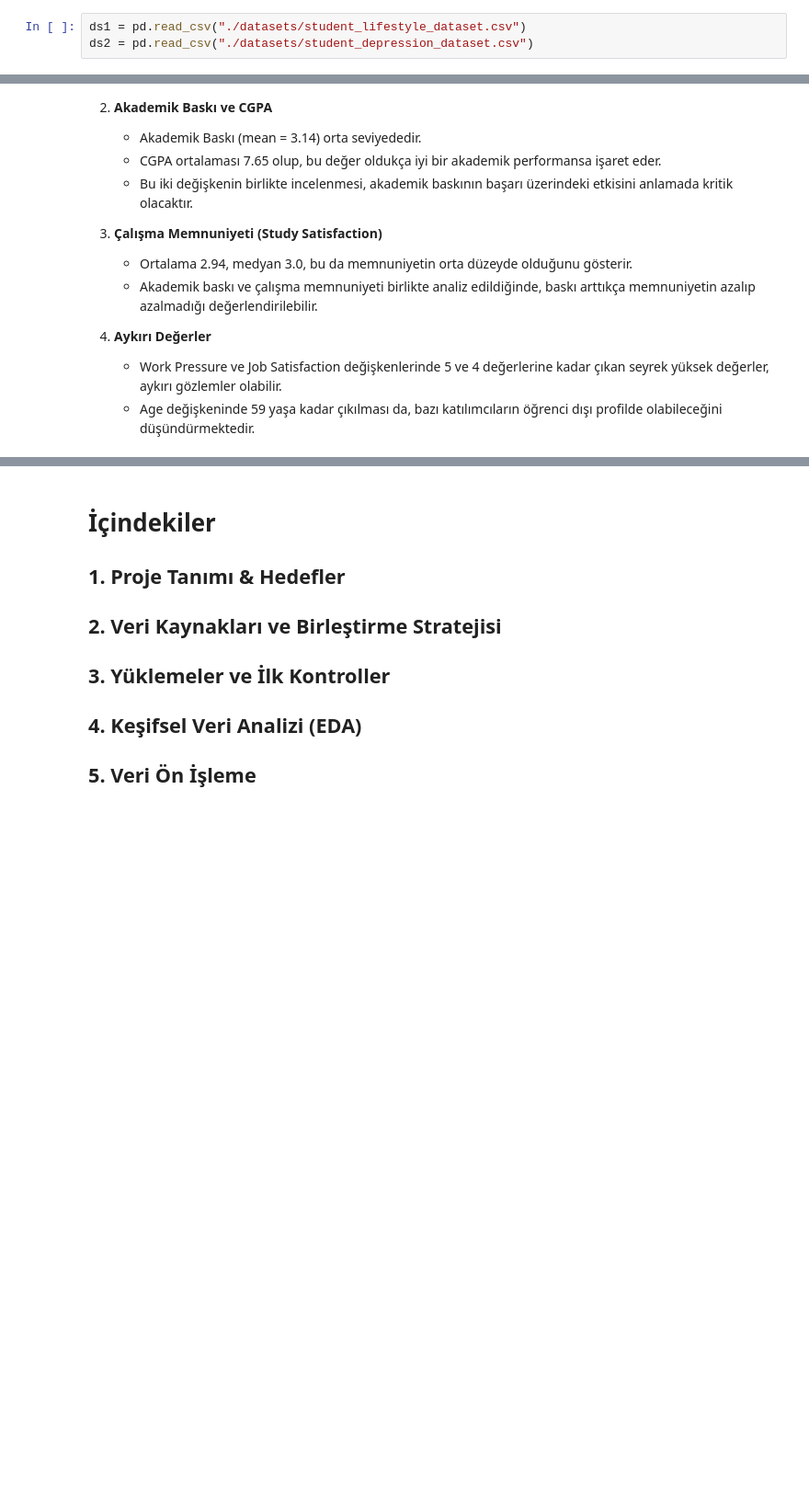
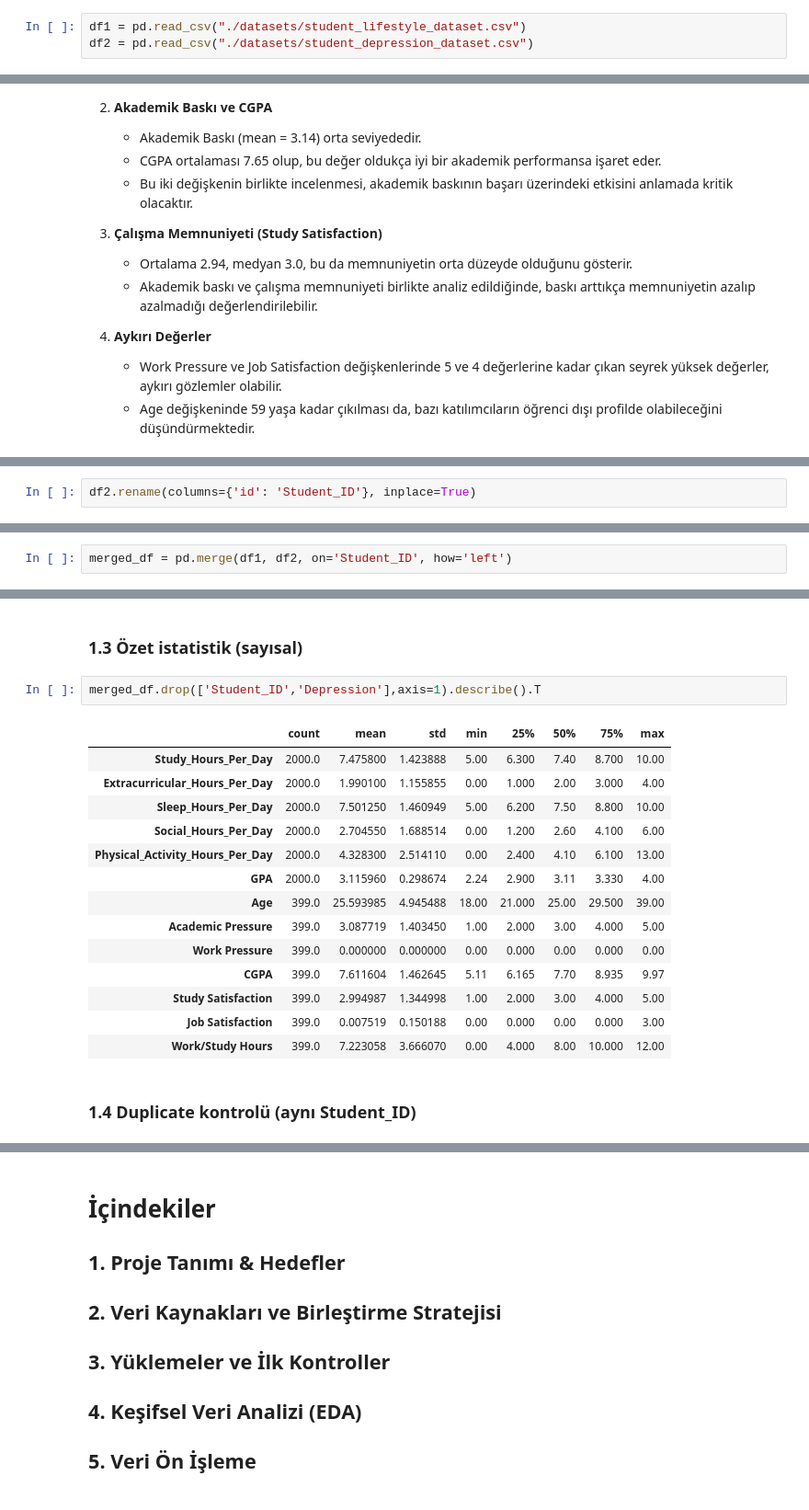
Before and after one commit to baafbass/UniMind, a Jupyter notebook: UniMind.ipynb, the cells around one changed output, grey strips where cells are left out. Shown at 92% size. Saved outputs shown, nothing was run; the diff lists cells and outputs as text; blank space fills up the shorter version.

Commit message:
eda for merged data

```diff
--- a/UniMind.ipynb
+++ b/UniMind.ipynb
@@ -45,8 +46,8 @@ from sklearn.compose import ColumnTransformer
 # %% [markdown]
 ### Veri Yükleme
 # %%
-ds1 = pd.read_csv("./datasets/student_lifestyle_dataset.csv")
-ds2 = pd.read_csv("./datasets/student_depression_dataset.csv")
+df1 = pd.read_csv("./datasets/student_lifestyle_dataset.csv")
+df2 = pd.read_csv("./datasets/student_depression_dataset.csv")
 # %% [markdown]
 ### Temel Veri Bilgileri
 # %%
@@ -219,0 +245,2 @@ files in current directory
+# %%
+df2.rename(columns={'id': 'Student_ID'}, inplace=True)
@@ -219,0 +250,2 @@ files in current directory
+# %%
+merged_df = pd.merge(df1, df2, on='Student_ID', how='left')
@@ -219,0 +301,21 @@ files in current directory
+# %% [markdown]
+### 1.3 Özet istatistik (sayısal)
+# %%
+merged_df.drop(['Student_ID','Depression'],axis=1).describe().T
+# %% [output]
+|  | count | mean | std | min | 25% | 50% | 75% | max |
+| Study_Hours_Per_Day | 2000.0 | 7.475800 | 1.423888 | 5.00 | 6.300 | 7.40 | 8.700 | 10.00 |
+| Extracurricular_Hours_Per_Day | 2000.0 | 1.990100 | 1.155855 | 0.00 | 1.000 | 2.00 | 3.000 | 4.00 |
+| Sleep_Hours_Per_Day | 2000.0 | 7.501250 | 1.460949 | 5.00 | 6.200 | 7.50 | 8.800 | 10.00 |
+| Social_Hours_Per_Day | 2000.0 | 2.704550 | 1.688514 | 0.00 | 1.200 | 2.60 | 4.100 | 6.00 |
+| Physical_Activity_Hours_Per_Day | 2000.0 | 4.328300 | 2.514110 | 0.00 | 2.400 | 4.10 | 6.100 | 13.00 |
+| GPA | 2000.0 | 3.115960 | 0.298674 | 2.24 | 2.900 | 3.11 | 3.330 | 4.00 |
+| Age | 399.0 | 25.593985 | 4.945488 | 18.00 | 21.000 | 25.00 | 29.500 | 39.00 |
+| Academic Pressure | 399.0 | 3.087719 | 1.403450 | 1.00 | 2.000 | 3.00 | 4.000 | 5.00 |
+| Work Pressure | 399.0 | 0.000000 | 0.000000 | 0.00 | 0.000 | 0.00 | 0.000 | 0.00 |
+| CGPA | 399.0 | 7.611604 | 1.462645 | 5.11 | 6.165 | 7.70 | 8.935 | 9.97 |
+| Study Satisfaction | 399.0 | 2.994987 | 1.344998 | 1.00 | 2.000 | 3.00 | 4.000 | 5.00 |
+| Job Satisfaction | 399.0 | 0.007519 | 0.150188 | 0.00 | 0.000 | 0.00 | 0.000 | 3.00 |
+| Work/Study Hours | 399.0 | 7.223058 | 3.666070 | 0.00 | 4.000 | 8.00 | 10.000 | 12.00 |
+# %% [markdown]
+### 1.4 Duplicate kontrolü (aynı Student_ID)
```
Also changed, not shown: parts of 70 cells of this notebook, 1 other file.
